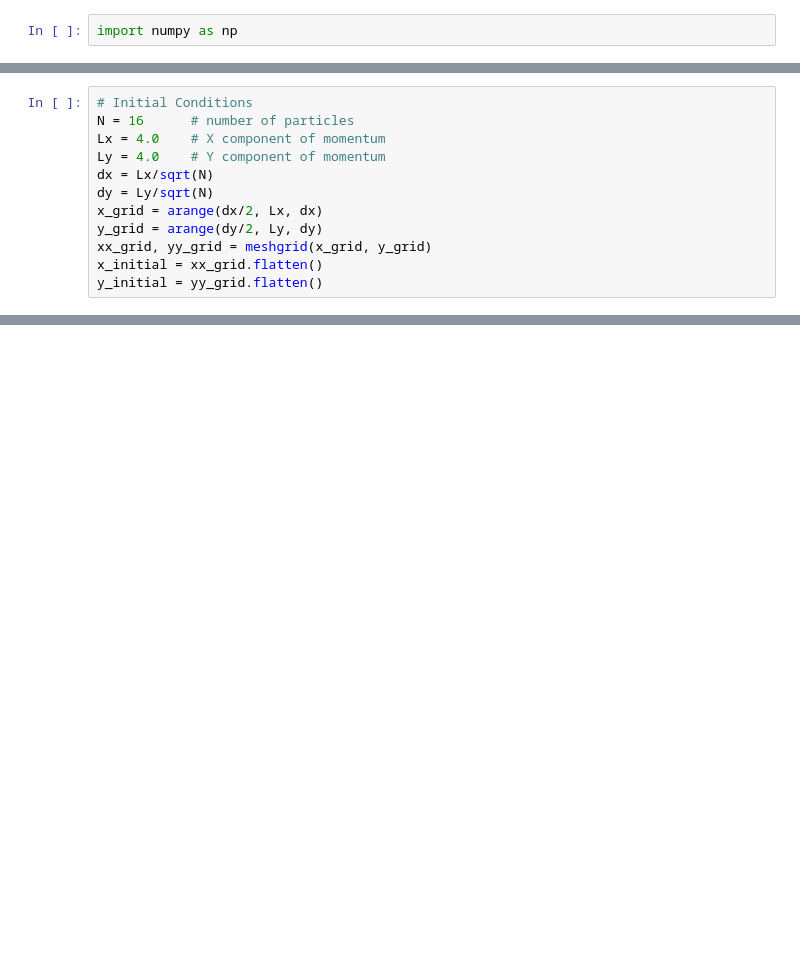
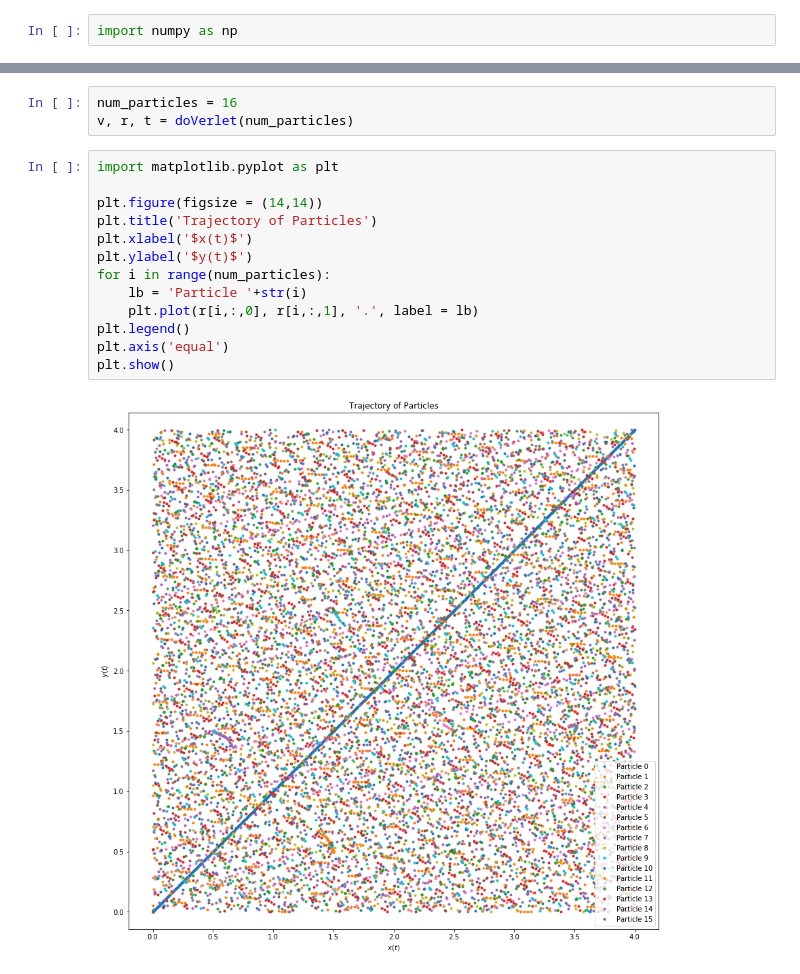
Before and after one commit to andrewkhardy/PHY-407, a Jupyter notebook: Lab06_Q3.ipynb, the cells around one changed output, grey strips where cells are left out. Drawn from its saved outputs; the diff is of its cells as text; blank space fills up the shorter version.

```diff
--- a/Lab06_Q3.ipynb
+++ b/Lab06_Q3.ipynb
@@ -83,12 +13,0 @@ def doVerlet(r1_xi, r1_yi, r2_xi, r2_yi):
-# %%
-# Initial Conditions
-N = 16      # number of particles
-Lx = 4.0    # X component of momentum
-Ly = 4.0    # Y component of momentum
-dx = Lx/sqrt(N)
-dy = Ly/sqrt(N)
-x_grid = arange(dx/2, Lx, dx)
-y_grid = arange(dy/2, Ly, dy)
-xx_grid, yy_grid = meshgrid(x_grid, y_grid)
-x_initial = xx_grid.flatten()
-y_initial = yy_grid.flatten()
@@ -101,0 +109,18 @@ print(np.array([[1,2],[3,4]]))
+# %%
+num_particles = 16
+v, r, t = doVerlet(num_particles)
+# %%
+import matplotlib.pyplot as plt
+
+plt.figure(figsize = (14,14))
+plt.title('Trajectory of Particles')
+plt.xlabel('$x(t)$')
+plt.ylabel('$y(t)$')
+for i in range(num_particles):
+    lb = 'Particle '+str(i)
+    plt.plot(r[i,:,0], r[i,:,1], '.', label = lb)
+plt.legend()
+plt.axis('equal')
+plt.show()
+# %% [output]
+[figure, added]
```
Also changed, not shown: parts of 5 cells of this notebook.
